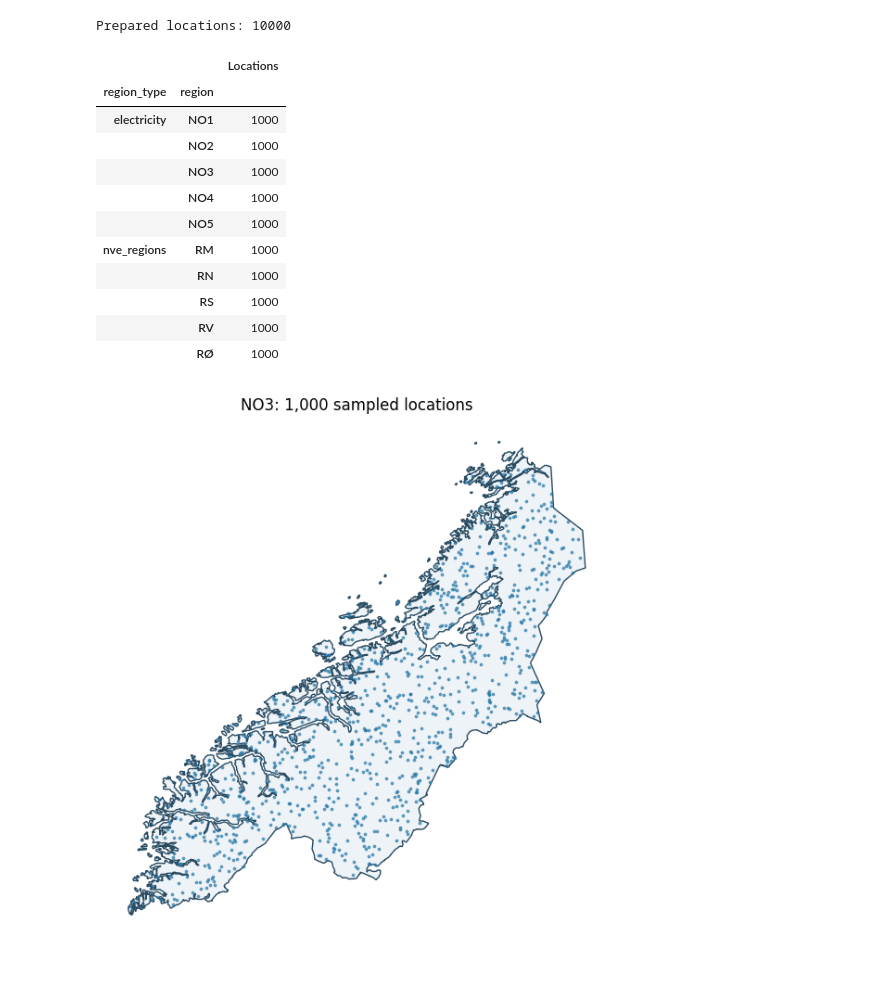
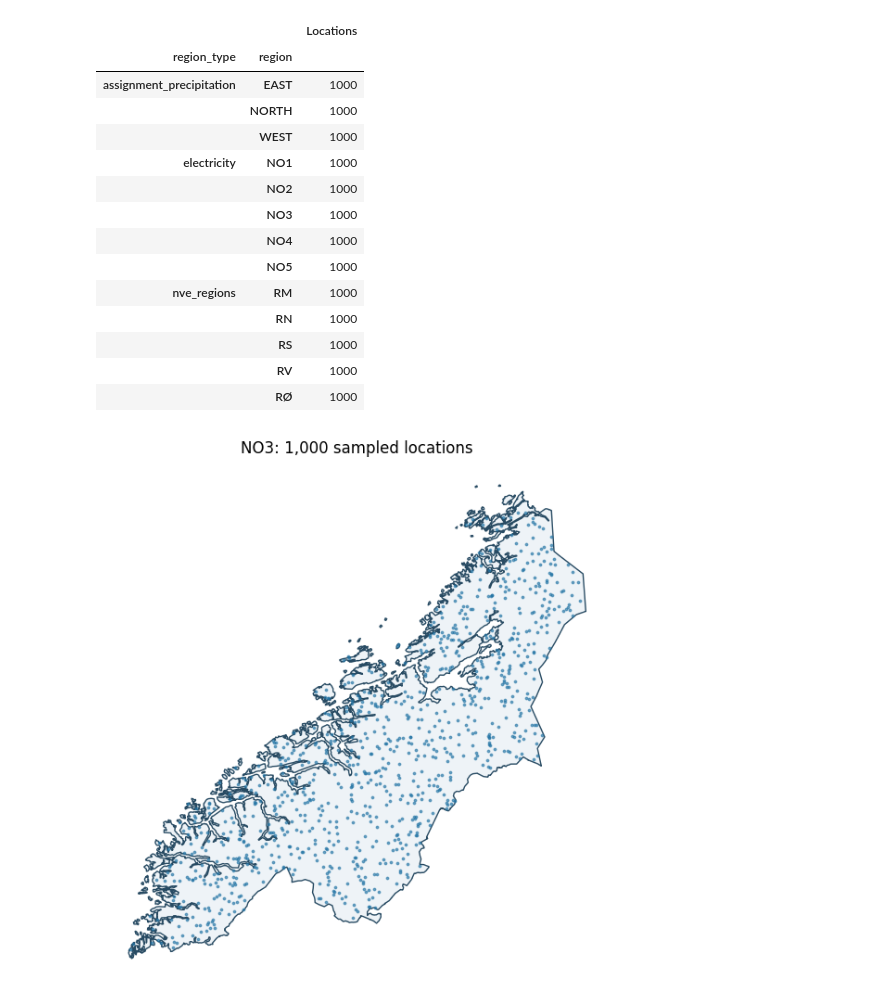
Before and after one commit to Sipan2/IND320-Sipan2, a Jupyter notebook: notebooks/part3.ipynb, the cells around one changed output. Saved outputs shown, nothing was run; the diff lists cells and outputs as text; code cells hidden in the pictures; blank space fills up the shorter version.

```diff
--- a/notebooks/part3.ipynb
+++ b/notebooks/part3.ipynb
@@ -15,32 +44,24 @@ Sources: [electricity areas](https://gis3.nve.no/map/rest/services/Mapservices/O
 # %%
-from pathlib import Path
-import sys
-import pandas as pd
-import geopandas as gpd
-import matplotlib.pyplot as plt
-
-# Resolve the project folder whether run from its root or notebooks directory.
-project_root = Path.cwd() if Path("region_data.py").exists() else Path.cwd().parent
-sys.path.insert(0, str(project_root))
-points = pd.read_csv(project_root / "data/regions/sampled_locations.csv")
-print("Prepared locations:", len(points))
-display(points.groupby(["region_type", "region"]).size().rename("Locations").to_frame())
-
-# Plot the NO3 sample against its actual polygon, using the same equal-area CRS.
-areas = gpd.read_file(project_root / "data/regions/electricity.geojson").to_crs(3035)
-no3 = areas.loc[areas.ElSpotOmr.eq("NO3")]
-locations = points.loc[points.region_type.eq("electricity") & points.region.eq("NO3")]
+points = pd.read_csv(project_root / 'data/regions/sampled_locations.csv')
+counts = points.groupby(['region_type', 'region']).size()
+assert counts.eq(1000).all()
+display(counts.rename('Locations').to_frame())
+areas = gpd.read_file(project_root / 'data/regions/electricity.geojson').to_crs(3035)
+no3 = areas.loc[areas.ElSpotOmr.eq('NO3')]
+locations = points.loc[points.region_type.eq('electricity') & points.region.eq('NO3')]
 sample = gpd.GeoDataFrame(locations, geometry=gpd.points_from_xy(locations.longitude, locations.latitude), crs=4326).to_crs(3035)
 assert sample.within(no3.geometry.iloc[0]).all()
-ax = no3.plot(color="#eef3f7", edgecolor="#284b63", figsize=(7, 8))
-sample.plot(ax=ax, markersize=3, color="#2274a5", alpha=0.6)
-ax.set_title("NO3: 1,000 sampled locations")
+ax = no3.plot(color='#eef3f7', edgecolor='#284b63', figsize=(7, 8))
+sample.plot(ax=ax, markersize=3, color='#2274a5', alpha=0.6)
+ax.set_title('NO3: 1,000 sampled locations')
 ax.set_axis_off()
 plt.show()
 # %% [output]
-Prepared locations: 10000
 |  |  | Locations |
 | region_type | region |  |
+| assignment_precipitation | EAST | 1000 |
+|  | NORTH | 1000 |
+|  | WEST | 1000 |
 | electricity | NO1 | 1000 |
 |  | NO2 | 1000 |
 |  | NO3 | 1000 |
```
Also changed, not shown: parts of 30 cells of this notebook, 29 other files.
